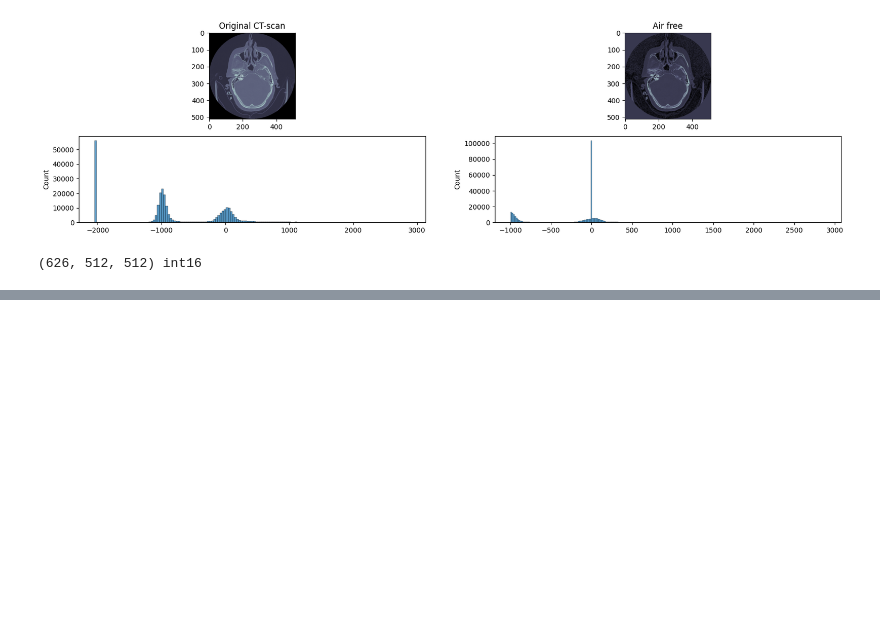
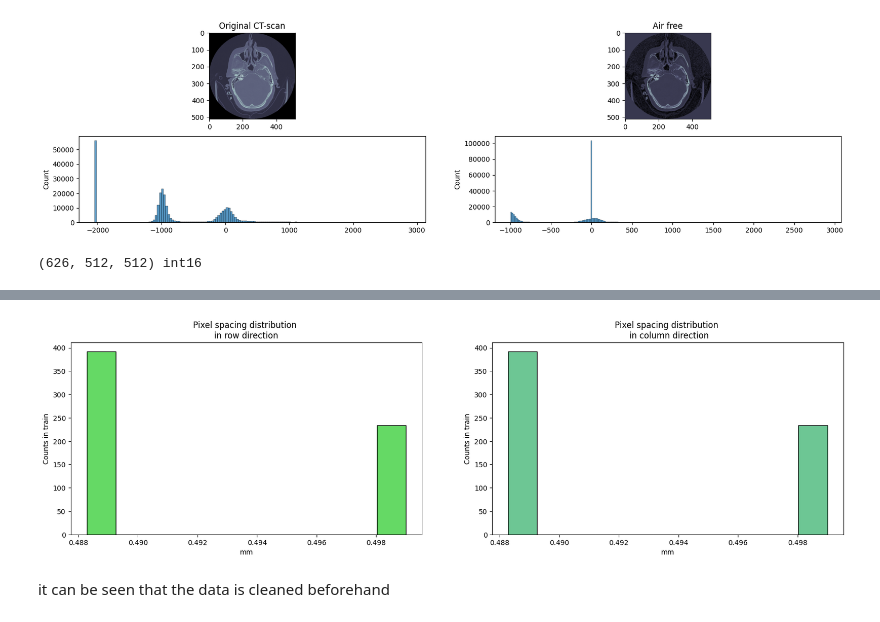
Before and after one commit to moyaser315/medsam-dicom, a Jupyter notebook: notebooks/dicom_processing.ipynb, the cells around one changed output, grey strips where cells are left out. Saved outputs shown, nothing was run; the diff lists cells and outputs as text; code cells hidden in the pictures; blank space fills up the shorter version.

```diff
--- a/notebooks/dicom_processing.ipynb
+++ b/notebooks/dicom_processing.ipynb
@@ -152,0 +216,14 @@ sns.histplot(hu_files[7].flatten(),ax=ax[1,1])
+# %%
+fig, ax = plt.subplots(1,2,figsize=(20,5))
+sns.histplot(pixelspacing_r, ax=ax[0], color="Limegreen", kde=False)
+ax[0].set_title("Pixel spacing distribution \n in row direction ")
+ax[0].set_ylabel("Counts in train")
+ax[0].set_xlabel("mm")
+sns.histplot(pixelspacing_c, ax=ax[1], color="Mediumseagreen", kde=False)
+ax[1].set_title("Pixel spacing distribution \n in column direction");
+ax[1].set_ylabel("Counts in train");
+ax[1].set_xlabel("mm");
+# %% [output]
+[figure, added]
+# %% [markdown]
+it can be seen that the data is cleaned beforehand
```
Also changed, not shown: parts of 7 cells of this notebook.
